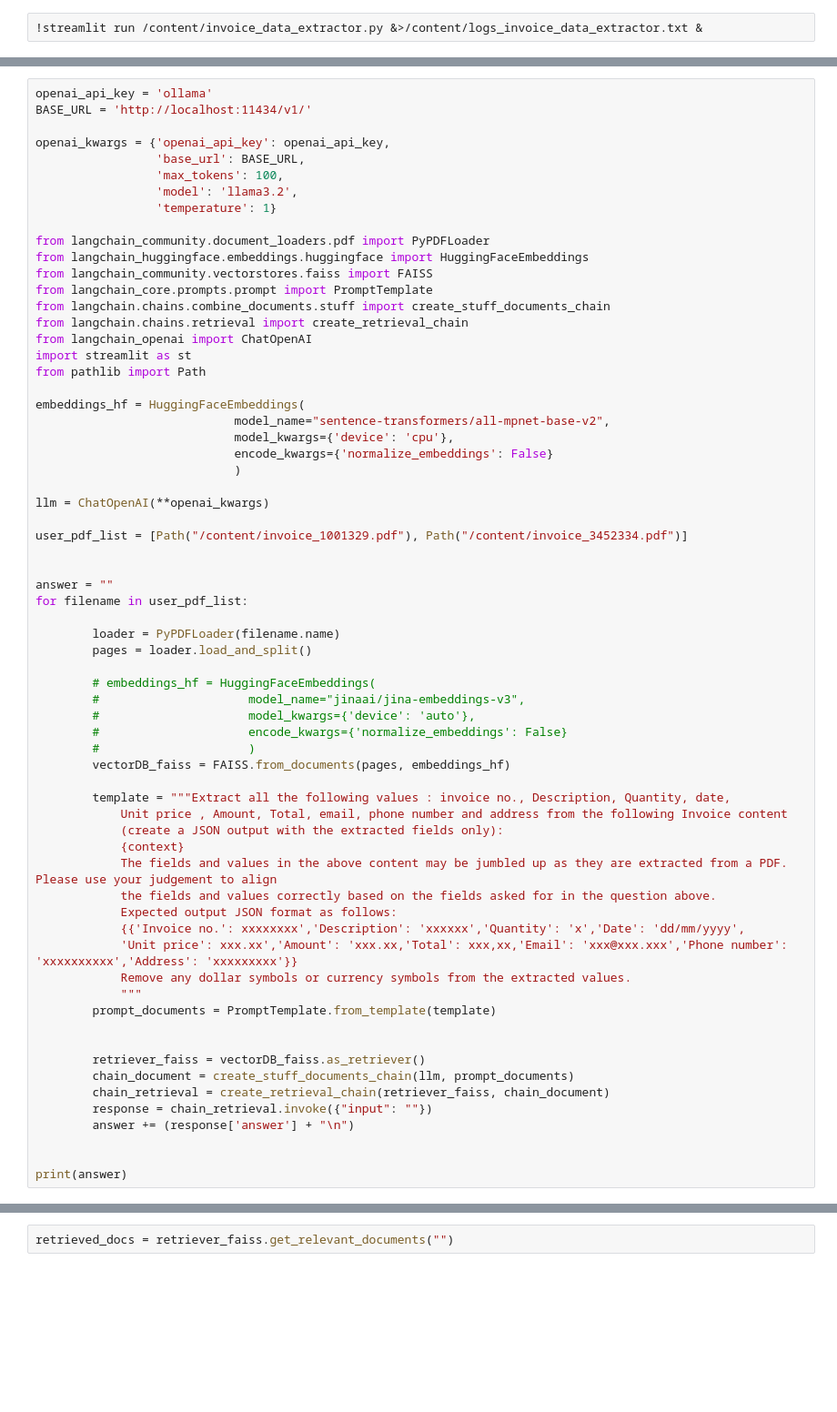
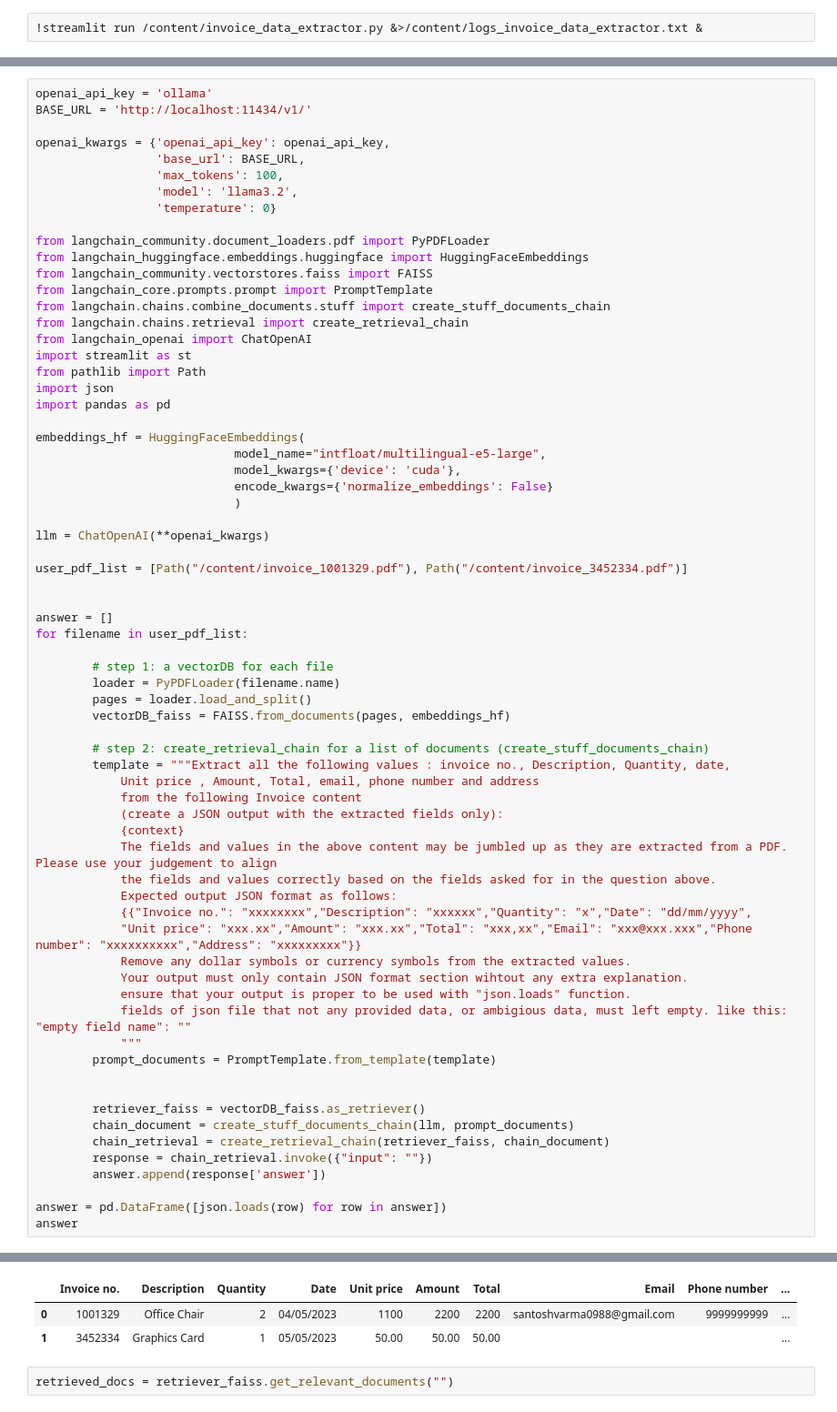
Before and after one commit to pouria98sarmasti/Project1_ChatBot-with-UI, a Jupyter notebook: LangChain.ipynb, the cells around one changed output, grey strips where cells are left out. Shown at 91% size. Saved outputs shown, nothing was run; the diff lists cells and outputs as text; blank space fills up the shorter version.

Commit message:
Trouble shouting Project 3. It's problem was that CPU can not handle that. GPU is must.

```diff
--- a/LangChain.ipynb
+++ b/LangChain.ipynb
@@ -704,7 +699,7 @@ openai_kwargs = {'openai_api_key': openai_api_key,
                  'base_url': BASE_URL,
                  'max_tokens': 100,
                  'model': 'llama3.2',
-                 'temperature': 1}
+                 'temperature': 0}
 
 from langchain_community.document_loaders.pdf import PyPDFLoader
 from langchain_huggingface.embeddings.huggingface import HuggingFaceEmbeddings
@@ -715,10 +710,12 @@ from langchain.chains.retrieval import create_retrieval_chain
 from langchain_openai import ChatOpenAI
 import streamlit as st
 from pathlib import Path
+import json
+import pandas as pd
 
 embeddings_hf = HuggingFaceEmbeddings(
-                            model_name="sentence-transformers/all-mpnet-base-v2",
-                            model_kwargs={'device': 'cpu'},
+                            model_name="intfloat/multilingual-e5-large",
+                            model_kwargs={'device': 'cuda'},
                             encode_kwargs={'normalize_embeddings': False}
                             )
 
@@ -727,29 +724,29 @@ llm = ChatOpenAI(**openai_kwargs)
 user_pdf_list = [Path("/content/invoice_1001329.pdf"), Path("/content/invoice_3452334.pdf")]
 
 
-answer = ""
+answer = []
 for filename in user_pdf_list:
 
+        # step 1: a vectorDB for each file
         loader = PyPDFLoader(filename.name)
         pages = loader.load_and_split()
-
-        # embeddings_hf = HuggingFaceEmbeddings(
-        #                     model_name="jinaai/jina-embeddings-v3",
-        #                     model_kwargs={'device': 'auto'},
-        #                     encode_kwargs={'normalize_embeddings': False}
-        #                     )
         vectorDB_faiss = FAISS.from_documents(pages, embeddings_hf)
 
+        # step 2: create_retrieval_chain for a list of documents (create_stuff_documents_chain)
         template = """Extract all the following values : invoice no., Description, Quantity, date,
-            Unit price , Amount, Total, email, phone number and address from the following Invoice content
+            Unit price , Amount, Total, email, phone number and address
+            from the following Invoice content
             (create a JSON output with the extracted fields only):
             {context}
             The fields and values in the above content may be jumbled up as they are extracted from a PDF. Please use your judgement to align
             the fields and values correctly based on the fields asked for in the question above.
             Expected output JSON format as follows:
-            {{'Invoice no.': xxxxxxxx','Description': 'xxxxxx','Quantity': 'x','Date': 'dd/mm/yyyy',
-            'Unit price': xxx.xx','Amount': 'xxx.xx,'Total': xxx,xx,'Email': 'xxx@xxx.xxx','Phone number': 'xxxxxxxxxx','Address': 'xxxxxxxxx'}}
+            {{"Invoice no.": "xxxxxxxx","Description": "xxxxxx","Quantity": "x","Date": "dd/mm/yyyy",
+            "Unit price": "xxx.xx","Amount": "xxx.xx","Total": "xxx,xx","Email": "xxx@xxx.xxx","Phone number": "xxxxxxxxxx","Address": "xxxxxxxxx"}}
             Remove any dollar symbols or currency symbols from the extracted values.
+            Your output must only contain JSON format section wihtout any extra explanation.
+            ensure that your output is proper to be used with "json.loads" function.
+            fields of json file that not any provided data, or ambigious data, must left empty. like this: "empty field name": ""
             """
         prompt_documents = PromptTemplate.from_template(template)
 
@@ -758,8 +755,8 @@ for filename in user_pdf_list:
         chain_document = create_stuff_documents_chain(llm, prompt_documents)
         chain_retrieval = create_retrieval_chain(retriever_faiss, chain_document)
         response = chain_retrieval.invoke({"input": ""})
-        answer += (response['answer'] + "\n")
+        answer.append(response['answer'])
 
-
-print(answer)
+answer = pd.DataFrame([json.loads(row) for row in answer])
+answer
 # %% [output]
@@ -767,3 +763,6 @@ KeyboardInterrupt:
+|  | Invoice no. | Description | Quantity | Date | Unit price | Amount | Total | Email | Phone number | ... |
+| 0 | 1001329 | Office Chair | 2 | 04/05/2023 | 1100 | 2200 | 2200 | santoshvarma0988@gmail.com | 9999999999 | ... |
+| 1 | 3452334 | Graphics Card | 1 | 05/05/2023 | 50.00 | 50.00 | 50.00 |  |  | ... |
 # %%
 retrieved_docs = retriever_faiss.get_relevant_documents("")
 # %%
```
Also changed, not shown: parts of 11 cells of this notebook.
